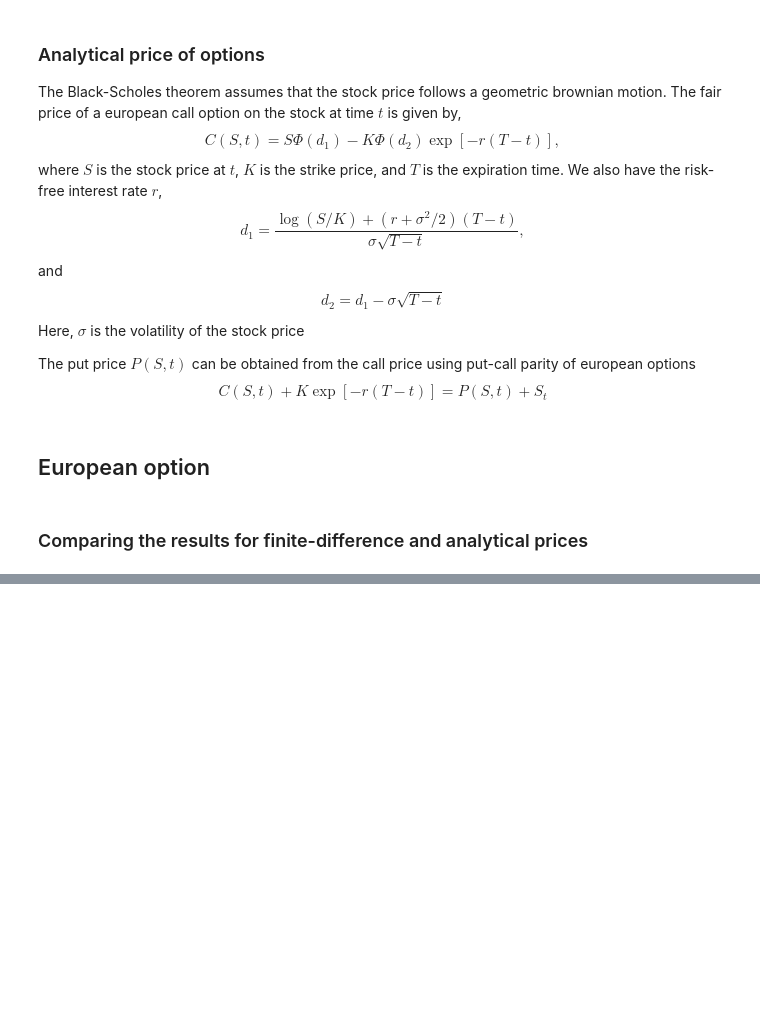
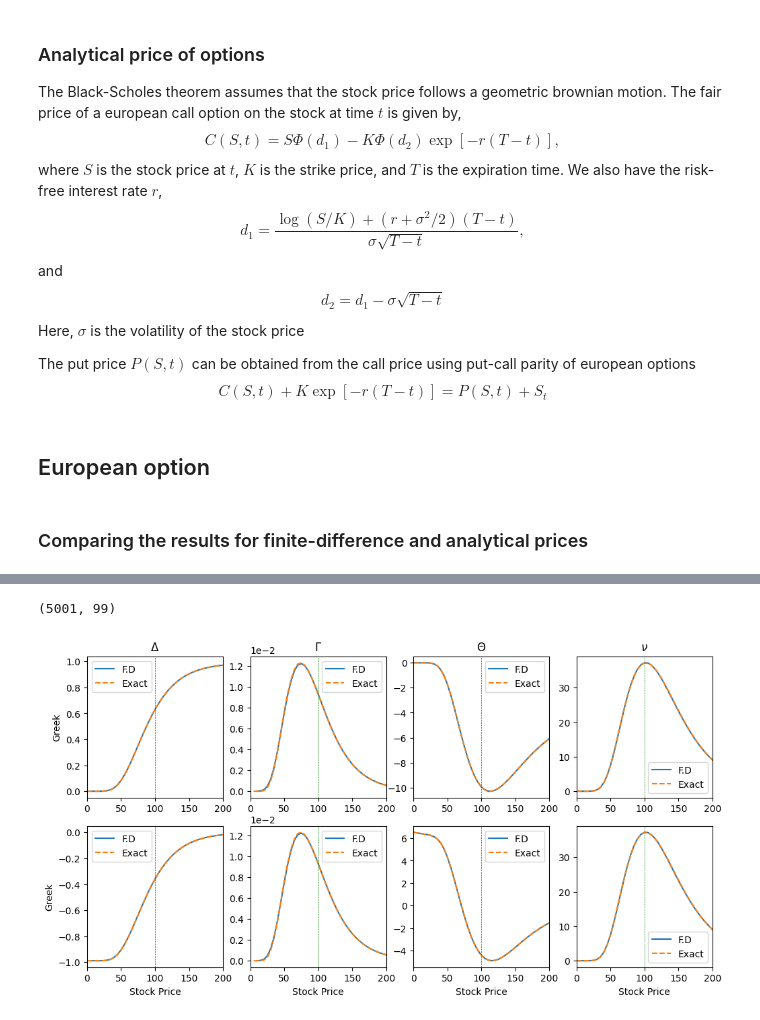
Before and after one commit to SMJose/Black-Scholes_Option_price_finite_difference, a Jupyter notebook: Black-Scholes.ipynb, the cells around one changed output, grey strips where cells are left out. Cells and saved outputs as stored; diff of their text form; code cells hidden in the pictures; blank space fills up the shorter version.

Commit message:
Added Greeks for European options

```diff
--- a/Black-Scholes.ipynb
+++ b/Black-Scholes.ipynb
@@ -226,0 +297,79 @@ ax[1].legend()
+# %%
+# Delta
+SD_grid, tgrid, EurCall_delt = Option_EurCall.DeltaFD(Smax,dS,dt)
+SD_grid, tgrid, EurPut_delt = Option_EurPut.DeltaFD(Smax,dS,dt)
+
+S_grid, EurCall_Exc_delt = Option_EurCall.DeltaExact(Smax,dS,0)
+S_grid, EurPut_Exc_delt = Option_EurPut.DeltaExact(Smax,dS,0)
+
+# theta
+SG_grid, tgrid, EurCall_gamm = Option_EurCall.GammaFD(Smax,dS,dt)
+SG_grid, tgrid, EurPut_gamm = Option_EurPut.GammaFD(Smax,dS,dt)
+
+SGx_grid, EurCall_Exc_gamm = Option_EurCall.GammaExact(Smax,dS,0)
+SGx_grid, EurPut_Exc_gamm = Option_EurPut.GammaExact(Smax,dS,0)
+
+#theta
+S_grid, tgrid, EurCall_thet = Option_EurCall.ThetaFD(Smax,dS,dt)
+S_grid, tgrid, EurPut_thet = Option_EurPut.ThetaFD(Smax,dS,dt)
+
+S_grid, EurCall_Exc_thet = Option_EurCall.ThetaExact(Smax,dS,0)
+S_grid, EurPut_Exc_thet = Option_EurPut.ThetaExact(Smax,dS,0)
+
+#vega
+S_grid, thgrid, EurCall_Veg = Option_EurCall.VegaFD(Smax,dS,dt,dsig=0.1)
+S_grid, thgrid, EurPut_Veg = Option_EurPut.VegaFD(Smax,dS,dt,dsig=0.1)
+
+S_grid, EurCall_Exc_Veg = Option_EurCall.VegaExact(Smax,dS,0)
+S_grid, EurPut_Exc_Veg = Option_EurPut.VegaExact(Smax,dS,0)
+
+print(EurPut_delt.shape)
+# Plotting the delta
+fig, ax = plt.subplots(2,4, figsize=(12, 6))
+
+
+# Call option plots
+ax[0,0].set_title("$\Delta$")
+ax[0,0].plot(SD_grid,EurCall_delt[0], label="F.D")
+ax[0,0].plot(S_grid,EurCall_Exc_delt, '--' ,label="Exact")
+
+ax[0,1].set_title("$\Gamma$")
+ax[0,1].plot(SG_grid,EurCall_gamm[0], label="F.D")
+ax[0,1].plot(SGx_grid,EurCall_Exc_gamm, '--' ,label="Exact")
+
+ax[0,2].set_title("$\Theta$")
+ax[0,2].plot(S_grid,EurCall_thet[0], label="F.D")
+ax[0,2].plot(S_grid,EurCall_Exc_thet, '--' ,label="Exact")
+
+ax[0,3].set_title(r"$\nu$")
+ax[0,3].plot(S_grid,EurCall_Veg[0], label="F.D")
+ax[0,3].plot(S_grid,EurCall_Exc_Veg, '--' ,label="Exact")
+
+#ax[1,0].set_title("Put option")
+
+# Put option plots
+ax[1,0].plot(SD_grid,EurPut_delt[0], label="F.D")
+ax[1,0].plot(S_grid,EurPut_Exc_delt, '--' ,label="Exact")
+
+ax[1,1].plot(SG_grid,EurPut_gamm[0], label="F.D")
+ax[1,1].plot(SGx_grid,EurPut_Exc_gamm, '--' ,label="Exact")
+
+ax[1,2].plot(S_grid,EurPut_thet[0], label="F.D")
+ax[1,2].plot(S_grid,EurPut_Exc_thet, '--' ,label="Exact")
+
+ax[1,3].plot(S_grid,EurPut_Veg[0], label="F.D")
+ax[1,3].plot(S_grid,EurPut_Exc_Veg, '--' ,label="Exact")
+
+for i in range(2):
+    ax[i,0].set_ylabel("Greek")
+    ax[i,1].ticklabel_format(axis='y', style='sci', scilimits=(-3,-4))
+    for j in range(4):
+        ax[i,j].set_xlim(0,200)
+        ax[i,j].axvline(x=K, color='green', linestyle='--', linewidth=0.5)
+
+        ax[1,j].set_xlabel("Stock Price")
+        #ax[1,0].set_ylabel("$\Theta(S,t=0)$")
+        ax[i,j].legend()
+# %% [output]
+(5001, 99)
+[figure, added]
```
Also changed, not shown: parts of 7 cells of this notebook.
